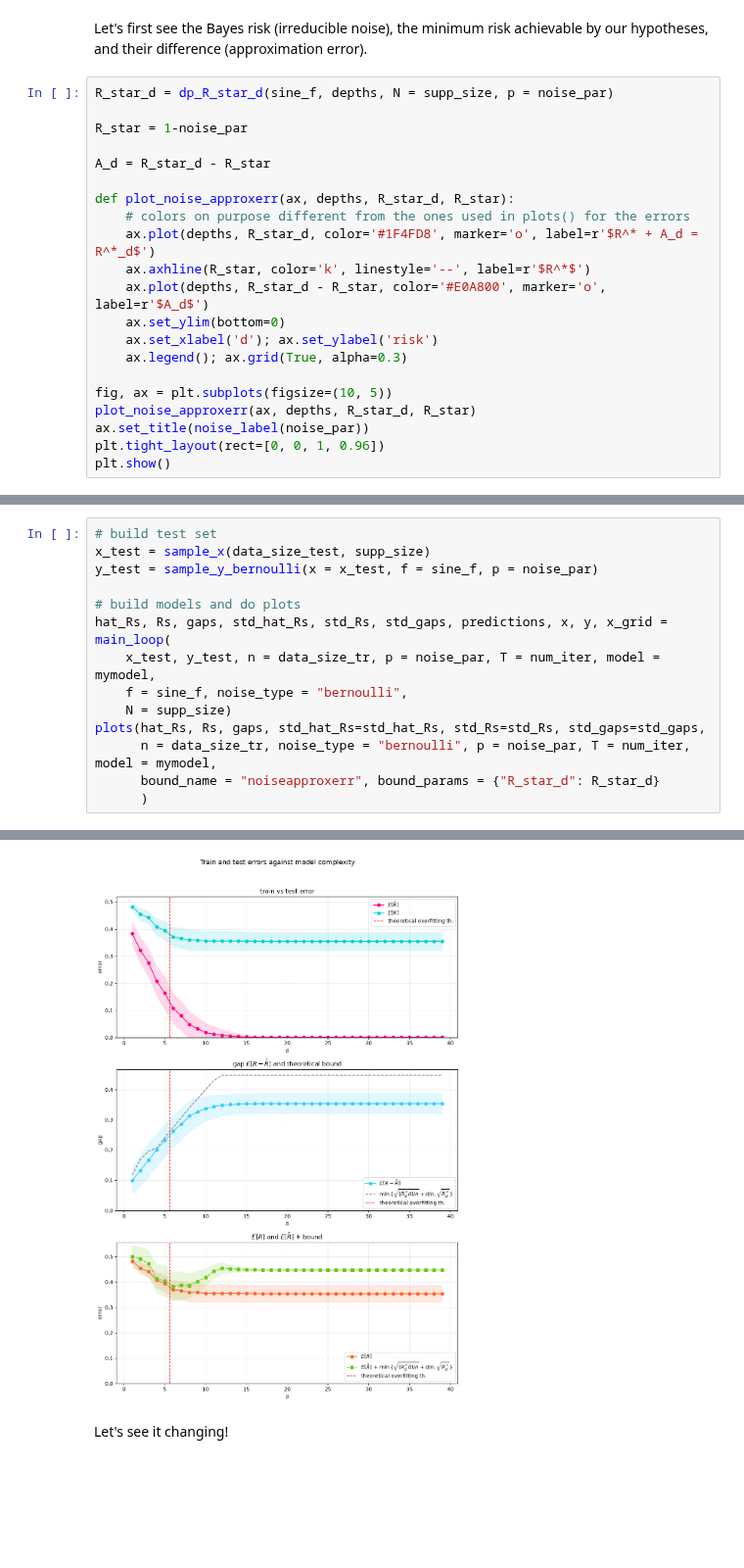
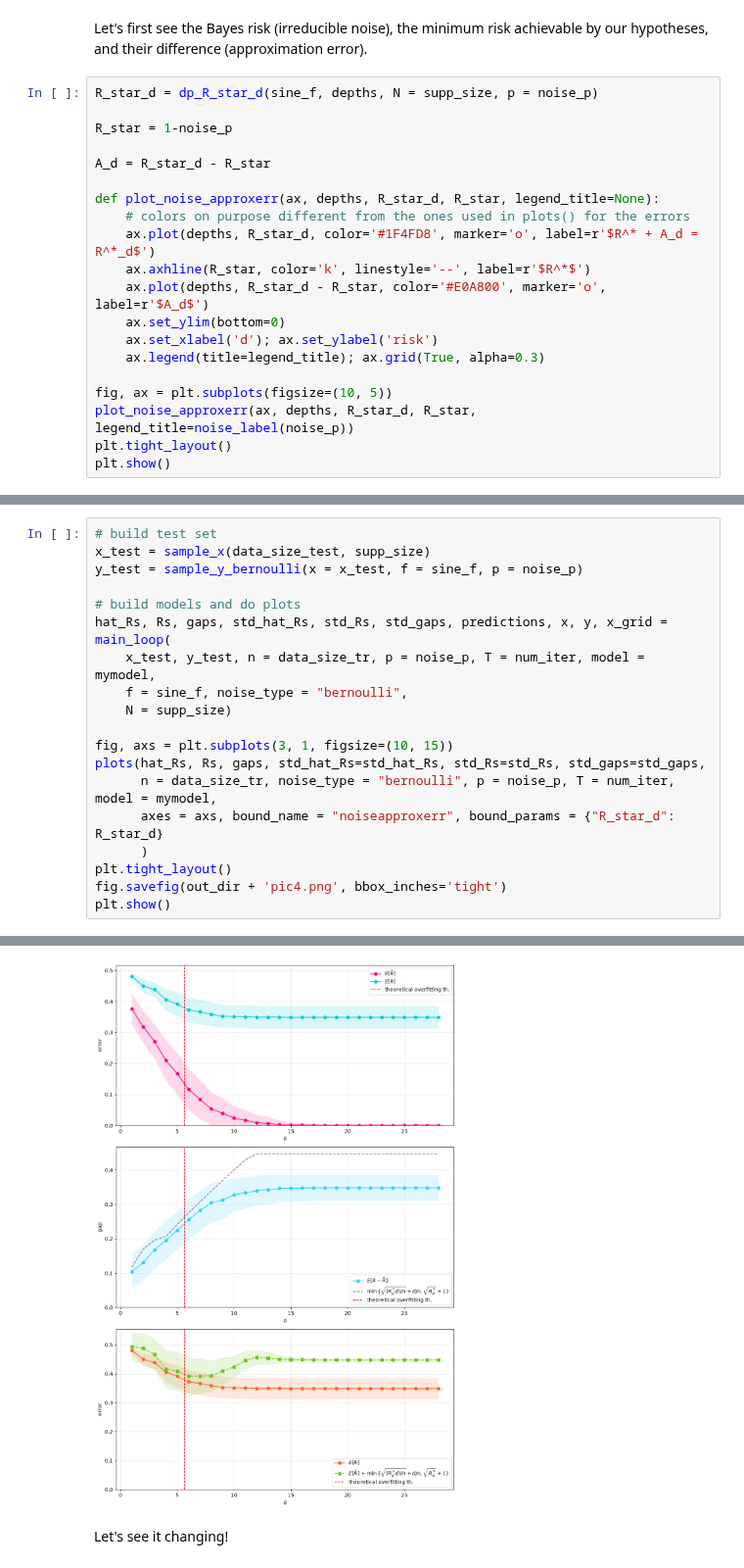
Before and after one commit to matildedol/tesi, a Jupyter notebook: source/experiments.ipynb, the cells around one changed output, grey strips where cells are left out. Shown at 98% size. Saved outputs shown, nothing was run; the diff lists cells and outputs as text; blank space fills up the shorter version.

```diff
--- a/source/experiments.ipynb
+++ b/source/experiments.ipynb
@@ -141,24 +173,23 @@ The bound is
 # %% [markdown]
 Let's first see the Bayes risk (irreducible noise), the minimum risk achievable by our hypotheses, and their difference (approximation error).
 # %%
-R_star_d = dp_R_star_d(sine_f, depths, N = supp_size, p = noise_par)
+R_star_d = dp_R_star_d(sine_f, depths, N = supp_size, p = noise_p)
 
-R_star = 1-noise_par
+R_star = 1-noise_p
 
 A_d = R_star_d - R_star
 
-def plot_noise_approxerr(ax, depths, R_star_d, R_star):
+def plot_noise_approxerr(ax, depths, R_star_d, R_star, legend_title=None):
     # colors on purpose different from the ones used in plots() for the errors
     ax.plot(depths, R_star_d, color='#1F4FD8', marker='o', label=r'$R^* + A_d = R^*_d$')
     ax.axhline(R_star, color='k', linestyle='--', label=r'$R^*$')
     ax.plot(depths, R_star_d - R_star, color='#E0A800', marker='o', label=r'$A_d$')
     ax.set_ylim(bottom=0)
     ax.set_xlabel('d'); ax.set_ylabel('risk')
-    ax.legend(); ax.grid(True, alpha=0.3)
+    ax.legend(title=legend_title); ax.grid(True, alpha=0.3)
 
 fig, ax = plt.subplots(figsize=(10, 5))
-plot_noise_approxerr(ax, depths, R_star_d, R_star)
-ax.set_title(noise_label(noise_par))
-plt.tight_layout(rect=[0, 0, 1, 0.96])
+plot_noise_approxerr(ax, depths, R_star_d, R_star, legend_title=noise_label(noise_p))
+plt.tight_layout()
 plt.show()
 # %% [output]
@@ -166,20 +197,25 @@ plt.show()
 # %%
 # build test set
 x_test = sample_x(data_size_test, supp_size)
-y_test = sample_y_bernoulli(x = x_test, f = sine_f, p = noise_par)
+y_test = sample_y_bernoulli(x = x_test, f = sine_f, p = noise_p)
 
 # build models and do plots
 hat_Rs, Rs, gaps, std_hat_Rs, std_Rs, std_gaps, predictions, x, y, x_grid = main_loop(
-    x_test, y_test, n = data_size_tr, p = noise_par, T = num_iter, model = mymodel,
+    x_test, y_test, n = data_size_tr, p = noise_p, T = num_iter, model = mymodel,
     f = sine_f, noise_type = "bernoulli",
     N = supp_size)
+
+fig, axs = plt.subplots(3, 1, figsize=(10, 15))
 plots(hat_Rs, Rs, gaps, std_hat_Rs=std_hat_Rs, std_Rs=std_Rs, std_gaps=std_gaps,
-      n = data_size_tr, noise_type = "bernoulli", p = noise_par, T = num_iter, model = mymodel,
-      bound_name = "noiseapproxerr", bound_params = {"R_star_d": R_star_d}
+      n = data_size_tr, noise_type = "bernoulli", p = noise_p, T = num_iter, model = mymodel,
+      axes = axs, bound_name = "noiseapproxerr", bound_params = {"R_star_d": R_star_d}
       )
+plt.tight_layout()
+fig.savefig(out_dir + 'pic4.png', bbox_inches='tight')
+plt.show()
 # %% [output]
 [checkpoint] bound: "noiseapproxerr" -> noise_approxerr_bound, params: ['R_star_d']
-[figure, old version]
+[figure, new version]
 # %% [markdown]
 Let's see it changing!
 # %%
```
Also changed, not shown: parts of 11 cells of this notebook, 13 other files.
